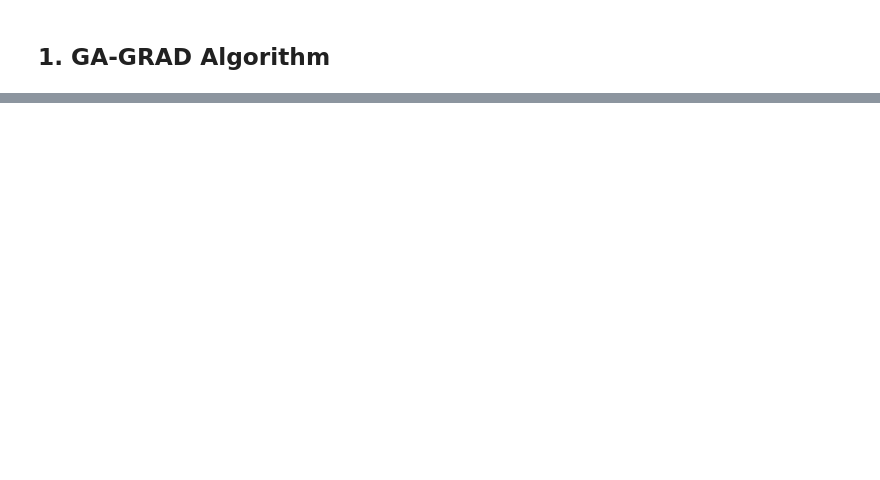
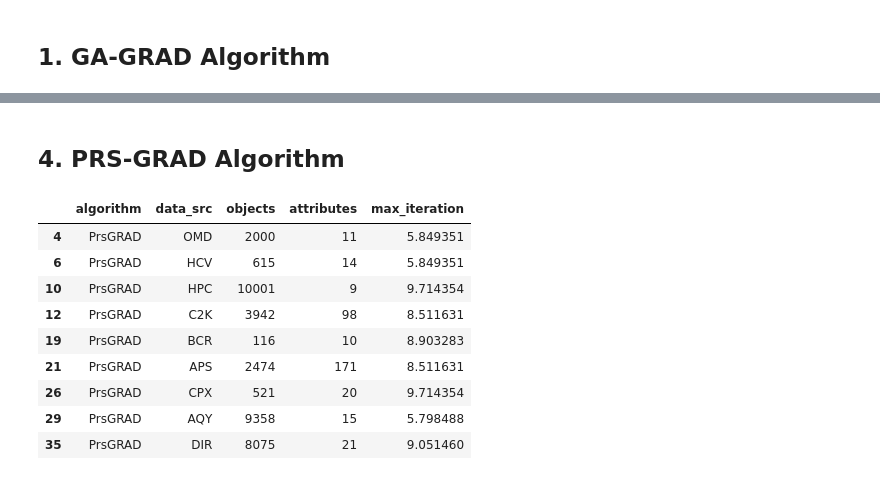
Before and after one commit to owuordickson/meso-hpc-lr, a Jupyter notebook: results/swarmgp/parameter_tuning.ipynb, the cells around one changed output, grey strips where cells are left out. Drawn from its saved outputs; the diff is of its cells as text; code cells hidden in the pictures; blank space fills up the shorter version.

```diff
--- a/results/swarmgp/parameter_tuning.ipynb
+++ b/results/swarmgp/parameter_tuning.ipynb
@@ -31,0 +172,15 @@ Exception: File `'src/main.py'` not found.
+# %% [markdown]
+## 4. PRS-GRAD Algorithm
+# %%
+df_prs
+# %% [output]
+|  | algorithm | data_src | objects | attributes | max_iteration |
+| 4 | PrsGRAD | OMD | 2000 | 11 | 5.849351 |
+| 6 | PrsGRAD | HCV | 615 | 14 | 5.849351 |
+| 10 | PrsGRAD | HPC | 10001 | 9 | 9.714354 |
+| 12 | PrsGRAD | C2K | 3942 | 98 | 8.511631 |
+| 19 | PrsGRAD | BCR | 116 | 10 | 8.903283 |
+| 21 | PrsGRAD | APS | 2474 | 171 | 8.511631 |
+| 26 | PrsGRAD | CPX | 521 | 20 | 9.714354 |
+| 29 | PrsGRAD | AQY | 9358 | 15 | 5.798488 |
+| 35 | PrsGRAD | DIR | 8075 | 21 | 9.051460 |
```
Also changed, not shown: parts of 9 cells of this notebook.
